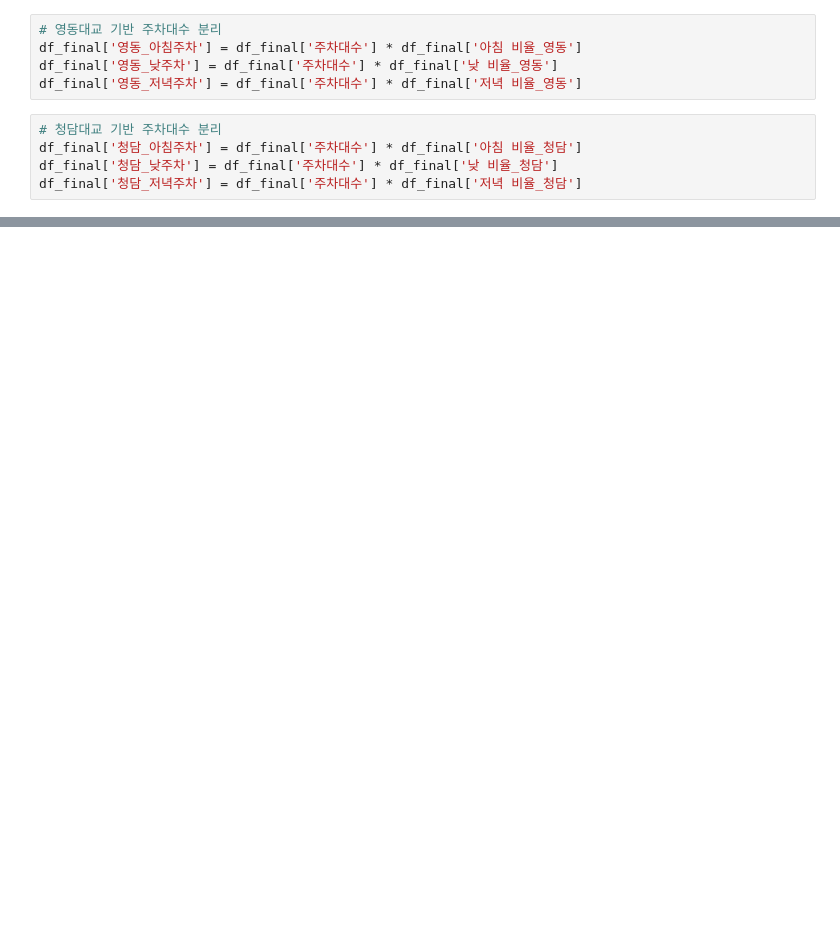
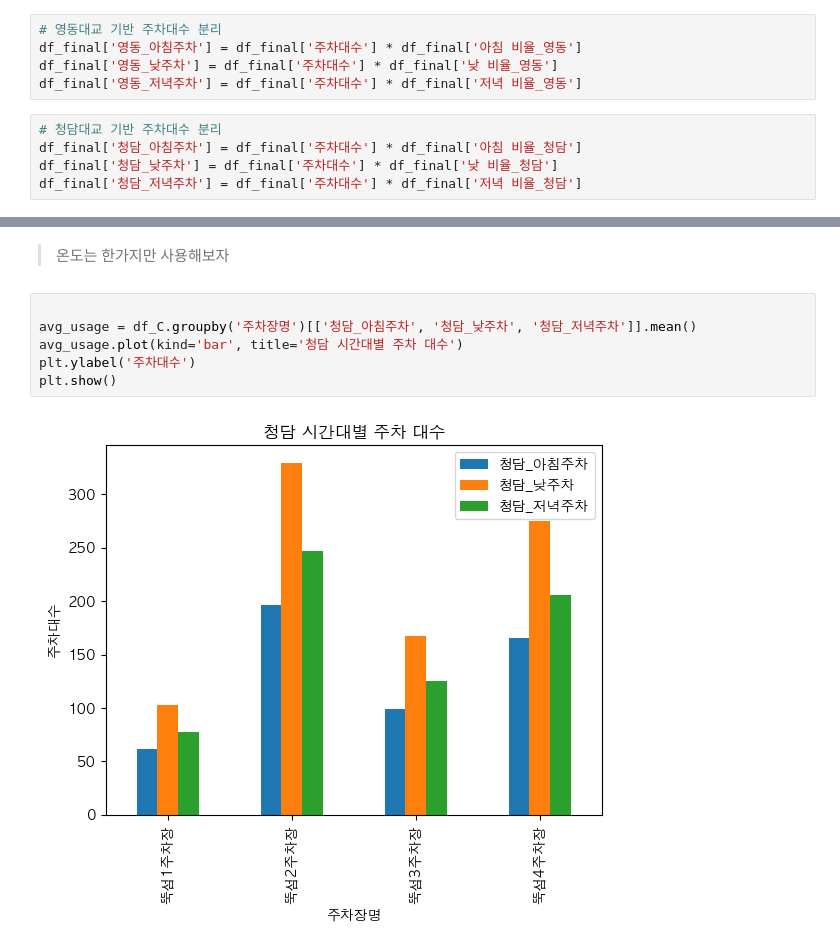
Before and after one commit to terryhyuk/HanGang_Mate, a Jupyter notebook: Python/DataAnalysis/seob/뚝섬2회차..ipynb, the cells around one changed output, grey strips where cells are left out. Saved outputs shown, nothing was run; the diff lists cells and outputs as text; blank space fills up the shorter version.

```diff
--- a/Python/DataAnalysis/seob/뚝섬2회차..ipynb
+++ b/Python/DataAnalysis/seob/뚝섬2회차..ipynb
@@ -1160,0 +1233,10 @@ df_final['영동_아침이용'] = df_final['이용시간']
+# %% [markdown]
+> 온도는 한가지만 사용해보자
+# %%
+
+avg_usage = df_C.groupby('주차장명')[['청담_아침주차', '청담_낮주차', '청담_저녁주차']].mean()
+avg_usage.plot(kind='bar', title='청담 시간대별 주차 대수')
+plt.ylabel('주차대수')
+plt.show()
+# %% [output]
+[figure, added]
```
Also changed, not shown: parts of 39 cells of this notebook.
